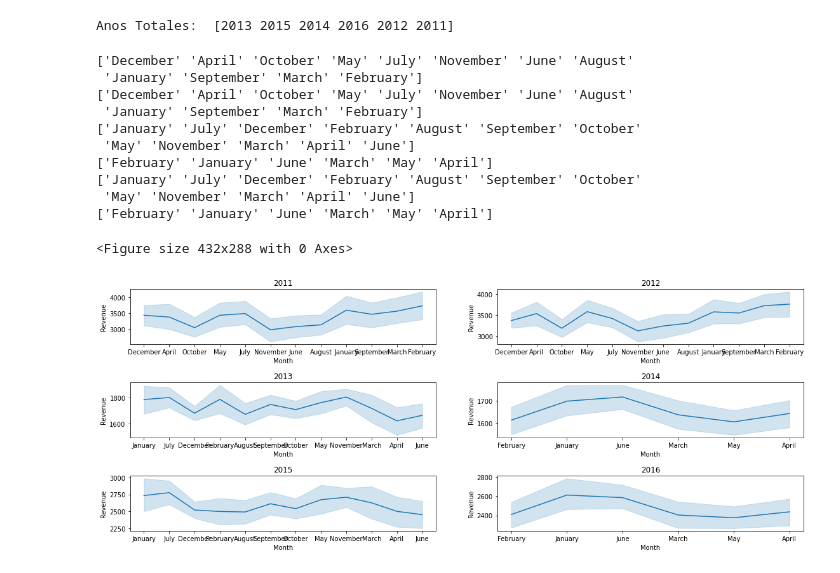
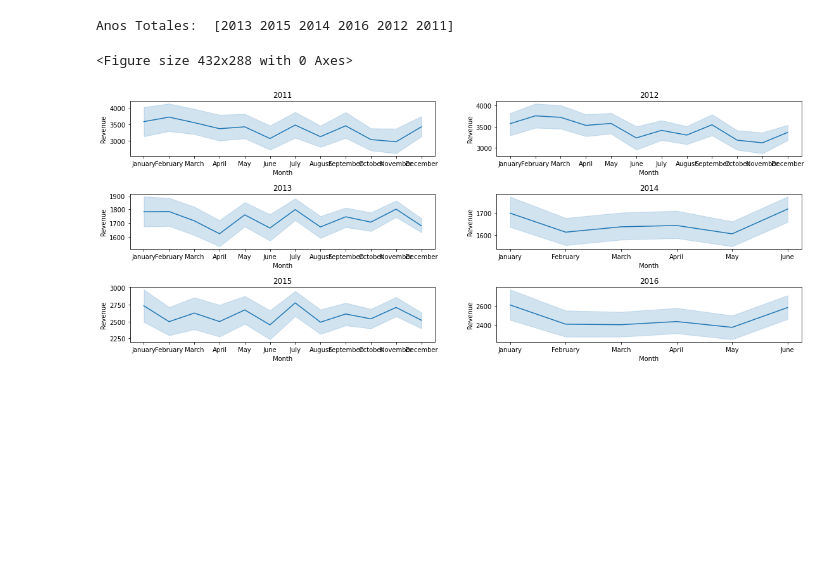
Before and after one commit to juanm05/UK-Bike-Store, a Jupyter notebook: main2.ipynb, the cells around one changed output. Cells and saved outputs as stored; diff of their text form; code cells hidden in the pictures; blank space fills up the shorter version.

Commit message:
Total Revenue 2011 - 2016

```diff
--- a/main2.ipynb
+++ b/main2.ipynb
@@ -124,39 +124,40 @@ Anos Totales:  [2013 2015 2014 2016 2012 2011]
 # %%
 # Iteracion por cada ano haciendo una grafica
 plt.clf()
 
 fig, axes = plt.subplots(3, 2, figsize = (19, 7))
 
 i = 0
 j = 0
 
-months = df.Month.unique()
+ordered_months = ["January", "February", "March", "April", "May", "June", "July", "August", "September", "October", "November", "December"]
 
 for year, df in df_timeline:
     if j == 2:
         i += 1
         j = 0
 
-    sns.lineplot(ax = axes[i][j], data = df,  x = "Month", y = "Revenue")
+    # Creamos una serie de tipo categoria anted de darle su orden
+    df.Month = pd.Series(df.Month).astype("category")
+
+    # Creamos o mejor dicho damos los valores en orden
+    df.Month = df.Month.cat.set_categories(ordered_months, ordered = True)
+
+    sns.lineplot(ax = axes[i][j], data = df, x = "Month", y = "Revenue")
+
     axes[i][j].set_title(year)
 
+    months = df.Month.unique()
+
+    months = list(months.sort_values())
+
+    # axes[i][j].set_xticklabels(labels = df.Month, rotation = 50)
+
     j += 1
-
-    print(df.Month.unique())
 
 plt.subplots_adjust(hspace = 0.7)
 
 plt.show()
 # %% [output]
-['December' 'April' 'October' 'May' 'July' 'November' 'June' 'August'
- 'January' 'September' 'March' 'February']
-['December' 'April' 'October' 'May' 'July' 'November' 'June' 'August'
- 'January' 'September' 'March' 'February']
-['January' 'July' 'December' 'February' 'August' 'September' 'October'
- 'May' 'November' 'March' 'April' 'June']
-['February' 'January' 'June' 'March' 'May' 'April']
-['January' 'July' 'December' 'February' 'August' 'September' 'October'
- 'May' 'November' 'March' 'April' 'June']
-['February' 'January' 'June' 'March' 'May' 'April']
+<Figure size 432x288 with 0 Axes>
-<Figure size 432x288 with 0 Axes>
-[figure, old version]
+[figure, new version]
```
Also changed, not shown: 2 other files.
